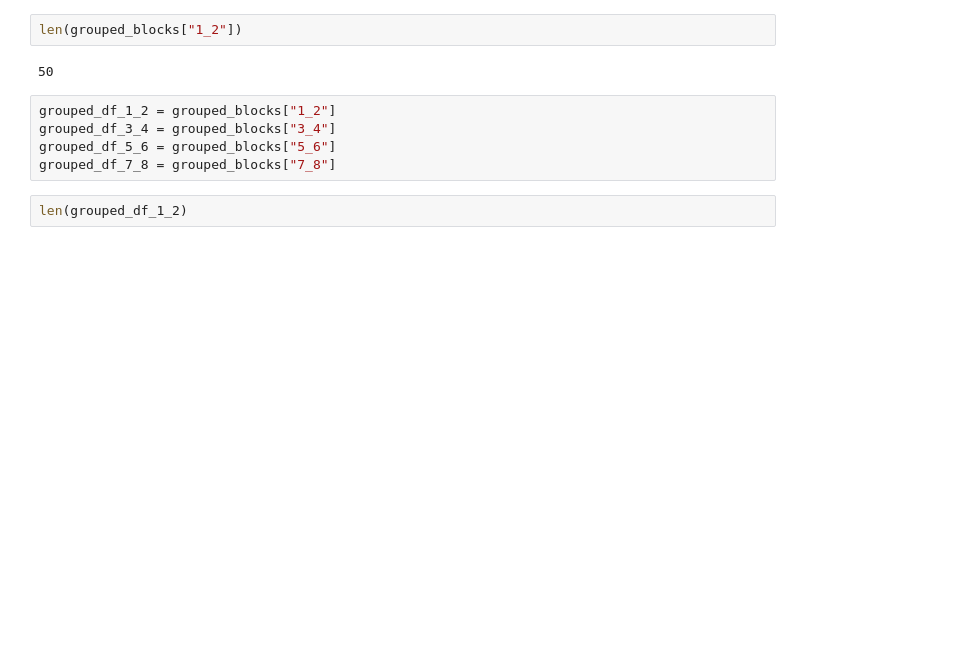
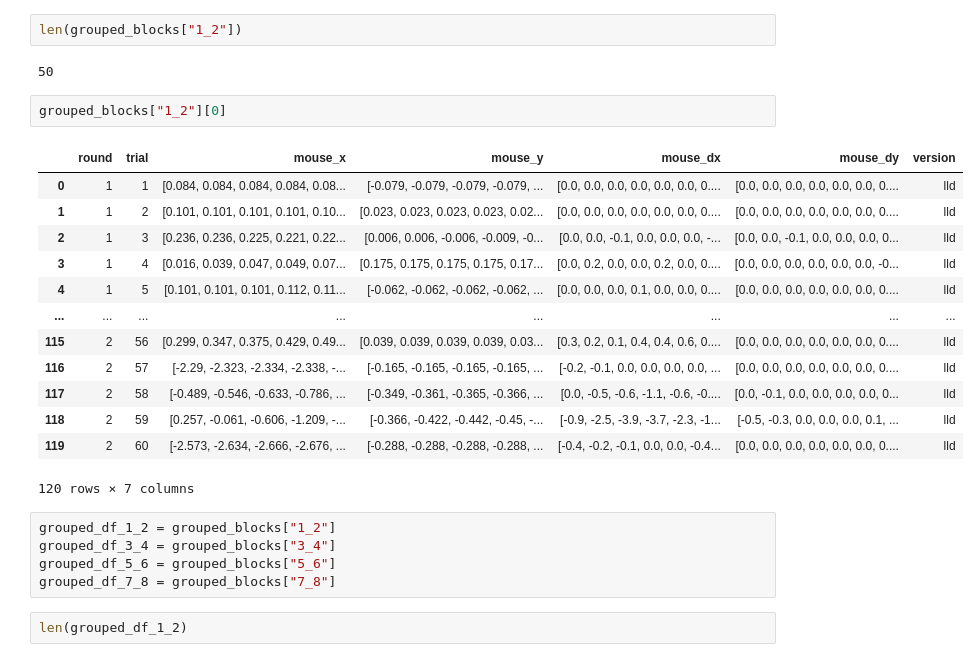
Before and after one commit to Michael1Mueller/Masterarbeit, a Jupyter notebook: analysis-round-seven-eight.ipynb, the cells around one changed output. Cells and saved outputs as stored; diff of their text form; blank space fills up the shorter version.

```diff
--- a/analysis-round-seven-eight.ipynb
+++ b/analysis-round-seven-eight.ipynb
@@ -44,6 +44,22 @@ for key in grouped_blocks.keys():
 len(grouped_blocks["1_2"])
 # %% [output]
 50
+# %%
+grouped_blocks["1_2"][0]
+# %% [output]
+|  | round | trial | mouse_x | mouse_y | mouse_dx | mouse_dy | version |
+| 0 | 1 | 1 | [0.084, 0.084, 0.084, 0.084, 0.08... | [-0.079, -0.079, -0.079, -0.079, ... | [0.0, 0.0, 0.0, 0.0, 0.0, 0.0, 0.... | [0.0, 0.0, 0.0, 0.0, 0.0, 0.0, 0.... | lld |
+| 1 | 1 | 2 | [0.101, 0.101, 0.101, 0.101, 0.10... | [0.023, 0.023, 0.023, 0.023, 0.02... | [0.0, 0.0, 0.0, 0.0, 0.0, 0.0, 0.... | [0.0, 0.0, 0.0, 0.0, 0.0, 0.0, 0.... | lld |
+| 2 | 1 | 3 | [0.236, 0.236, 0.225, 0.221, 0.22... | [0.006, 0.006, -0.006, -0.009, -0... | [0.0, 0.0, -0.1, 0.0, 0.0, 0.0, -... | [0.0, 0.0, -0.1, 0.0, 0.0, 0.0, 0... | lld |
+| 3 | 1 | 4 | [0.016, 0.039, 0.047, 0.049, 0.07... | [0.175, 0.175, 0.175, 0.175, 0.17... | [0.0, 0.2, 0.0, 0.0, 0.2, 0.0, 0.... | [0.0, 0.0, 0.0, 0.0, 0.0, 0.0, -0... | lld |
+| 4 | 1 | 5 | [0.101, 0.101, 0.101, 0.112, 0.11... | [-0.062, -0.062, -0.062, -0.062, ... | [0.0, 0.0, 0.0, 0.1, 0.0, 0.0, 0.... | [0.0, 0.0, 0.0, 0.0, 0.0, 0.0, 0.... | lld |
+| ... | ... | ... | ... | ... | ... | ... | ... |
+| 115 | 2 | 56 | [0.299, 0.347, 0.375, 0.429, 0.49... | [0.039, 0.039, 0.039, 0.039, 0.03... | [0.3, 0.2, 0.1, 0.4, 0.4, 0.6, 0.... | [0.0, 0.0, 0.0, 0.0, 0.0, 0.0, 0.... | lld |
+| 116 | 2 | 57 | [-2.29, -2.323, -2.334, -2.338, -... | [-0.165, -0.165, -0.165, -0.165, ... | [-0.2, -0.1, 0.0, 0.0, 0.0, 0.0, ... | [0.0, 0.0, 0.0, 0.0, 0.0, 0.0, 0.... | lld |
+| 117 | 2 | 58 | [-0.489, -0.546, -0.633, -0.786, ... | [-0.349, -0.361, -0.365, -0.366, ... | [0.0, -0.5, -0.6, -1.1, -0.6, -0.... | [0.0, -0.1, 0.0, 0.0, 0.0, 0.0, 0... | lld |
+| 118 | 2 | 59 | [0.257, -0.061, -0.606, -1.209, -... | [-0.366, -0.422, -0.442, -0.45, -... | [-0.9, -2.5, -3.9, -3.7, -2.3, -1... | [-0.5, -0.3, 0.0, 0.0, 0.0, 0.1, ... | lld |
+| 119 | 2 | 60 | [-2.573, -2.634, -2.666, -2.676, ... | [-0.288, -0.288, -0.288, -0.288, ... | [-0.4, -0.2, -0.1, 0.0, 0.0, -0.4... | [0.0, 0.0, 0.0, 0.0, 0.0, 0.0, 0.... | lld |
+120 rows × 7 columns
 # %%
 grouped_df_1_2 = grouped_blocks["1_2"]
 grouped_df_3_4 = grouped_blocks["3_4"]
```
Also changed, not shown: parts of 2 cells of this notebook, 2 other files.
